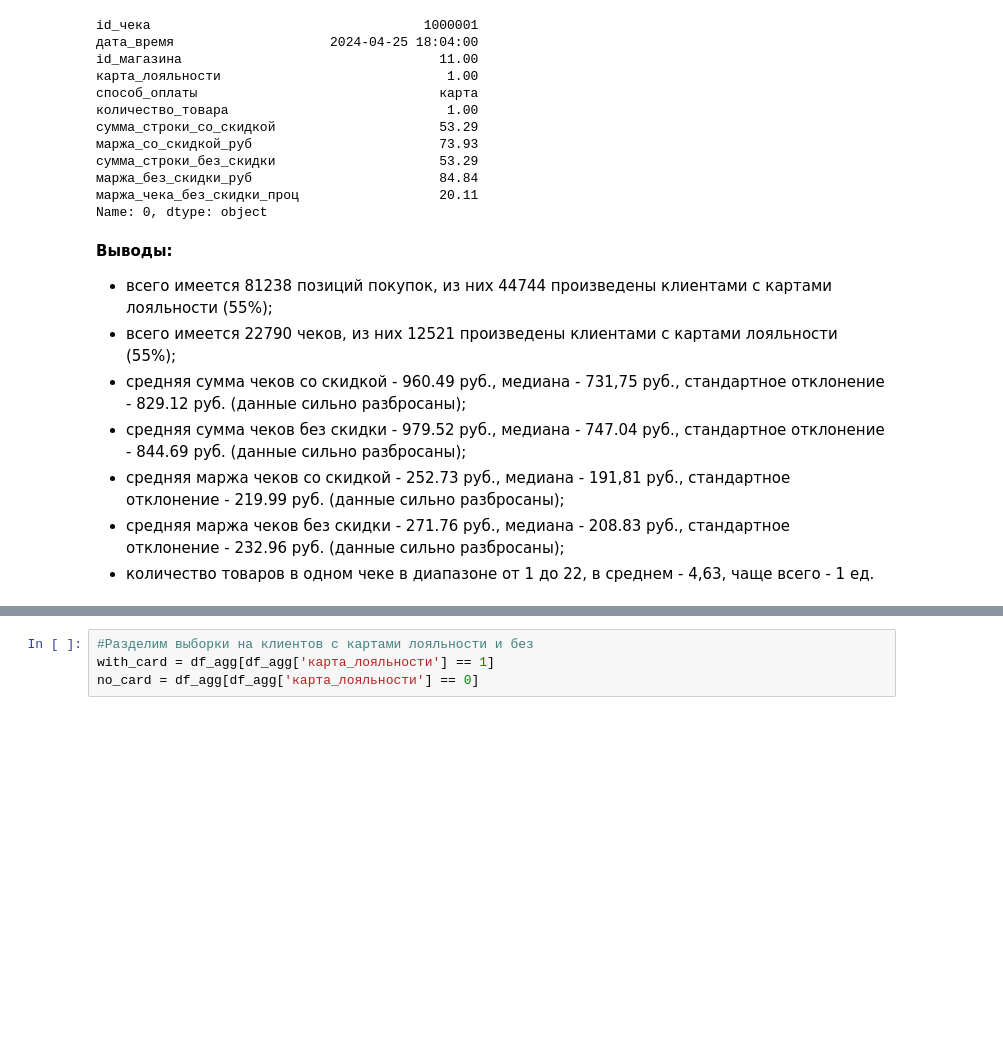
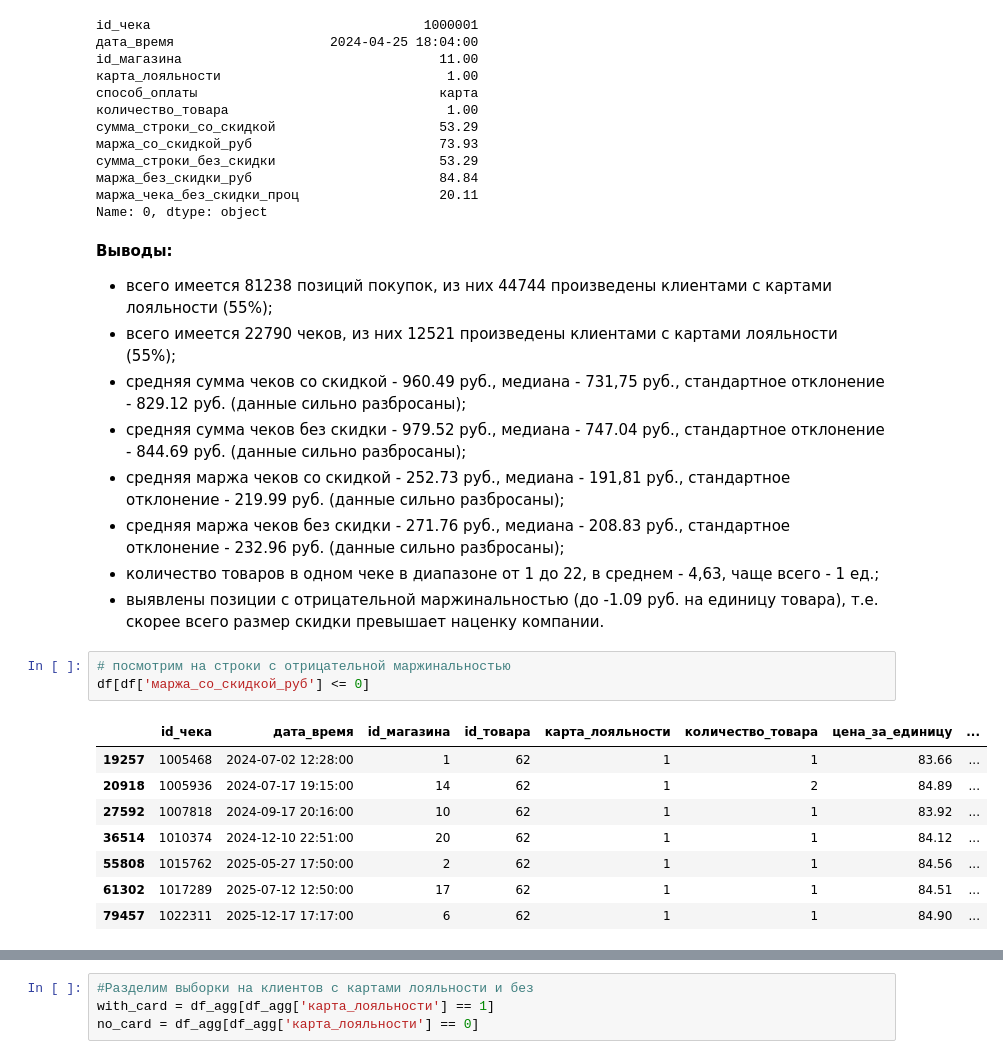
Before and after one commit to YanaZamyatina/simulative, a Jupyter notebook: Statistics/retail_loyalty_program_efficiency.ipynb, the cells around one changed output, grey strips where cells are left out. Cells and saved outputs as stored; diff of their text form; blank space fills up the shorter version.

```diff
--- a/Statistics/retail_loyalty_program_efficiency.ipynb
+++ b/Statistics/retail_loyalty_program_efficiency.ipynb
@@ -327,4 +327,17 @@ Name: 0, dtype: object
 - средняя сумма чеков без скидки - 979.52 руб., медиана - 747.04 руб., стандартное отклонение - 844.69 руб. (данные сильно разбросаны);
 - средняя маржа чеков со скидкой - 252.73 руб., медиана - 191,81 руб., стандартное отклонение - 219.99 руб. (данные сильно разбросаны);
 - средняя маржа чеков без скидки - 271.76 руб., медиана - 208.83 руб., стандартное отклонение - 232.96 руб. (данные сильно разбросаны);
-- количество товаров в одном чеке в диапазоне от 1 до 22, в среднем - 4,63, чаще всего - 1 ед.
+- количество товаров в одном чеке в диапазоне от 1 до 22, в среднем - 4,63, чаще всего - 1 ед.;
+- выявлены позиции с отрицательной маржинальностью (до -1.09 руб. на единицу товара), т.е. скорее всего размер скидки превышает наценку компании.
+# %%
+# посмотрим на строки с отрицательной маржинальностью
+df[df['маржа_со_скидкой_руб'] <= 0]
+# %% [output]
+|  | id_чека | дата_время | id_магазина | id_товара | карта_лояльности | количество_товара | цена_за_единицу | ... |
+| 19257 | 1005468 | 2024-07-02 12:28:00 | 1 | 62 | 1 | 1 | 83.66 | ... |
+| 20918 | 1005936 | 2024-07-17 19:15:00 | 14 | 62 | 1 | 2 | 84.89 | ... |
+| 27592 | 1007818 | 2024-09-17 20:16:00 | 10 | 62 | 1 | 1 | 83.92 | ... |
+| 36514 | 1010374 | 2024-12-10 22:51:00 | 20 | 62 | 1 | 1 | 84.12 | ... |
+| 55808 | 1015762 | 2025-05-27 17:50:00 | 2 | 62 | 1 | 1 | 84.56 | ... |
+| 61302 | 1017289 | 2025-07-12 12:50:00 | 17 | 62 | 1 | 1 | 84.51 | ... |
+| 79457 | 1022311 | 2025-12-17 17:17:00 | 6 | 62 | 1 | 1 | 84.90 | ... |
```
Also changed, not shown: parts of 3 cells of this notebook.
